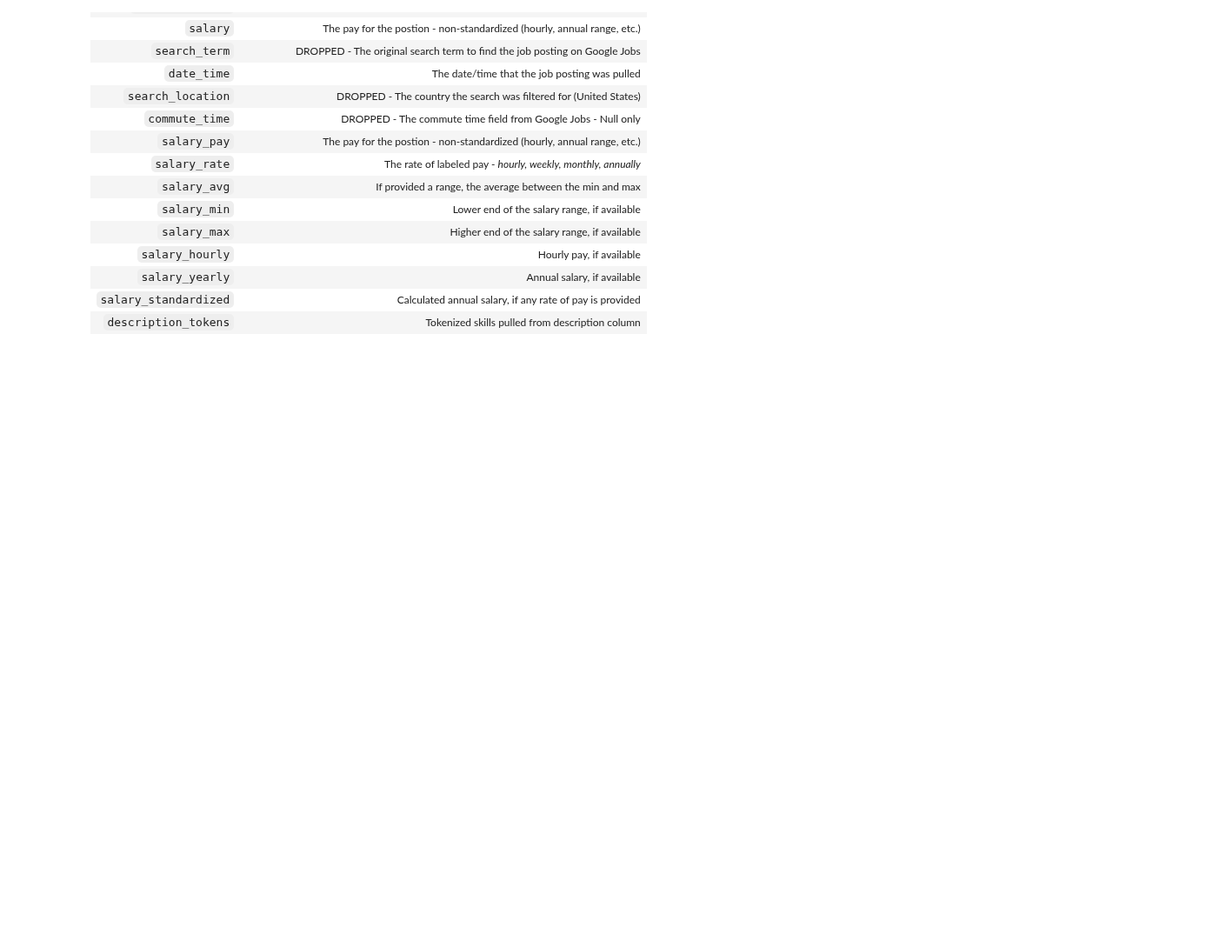
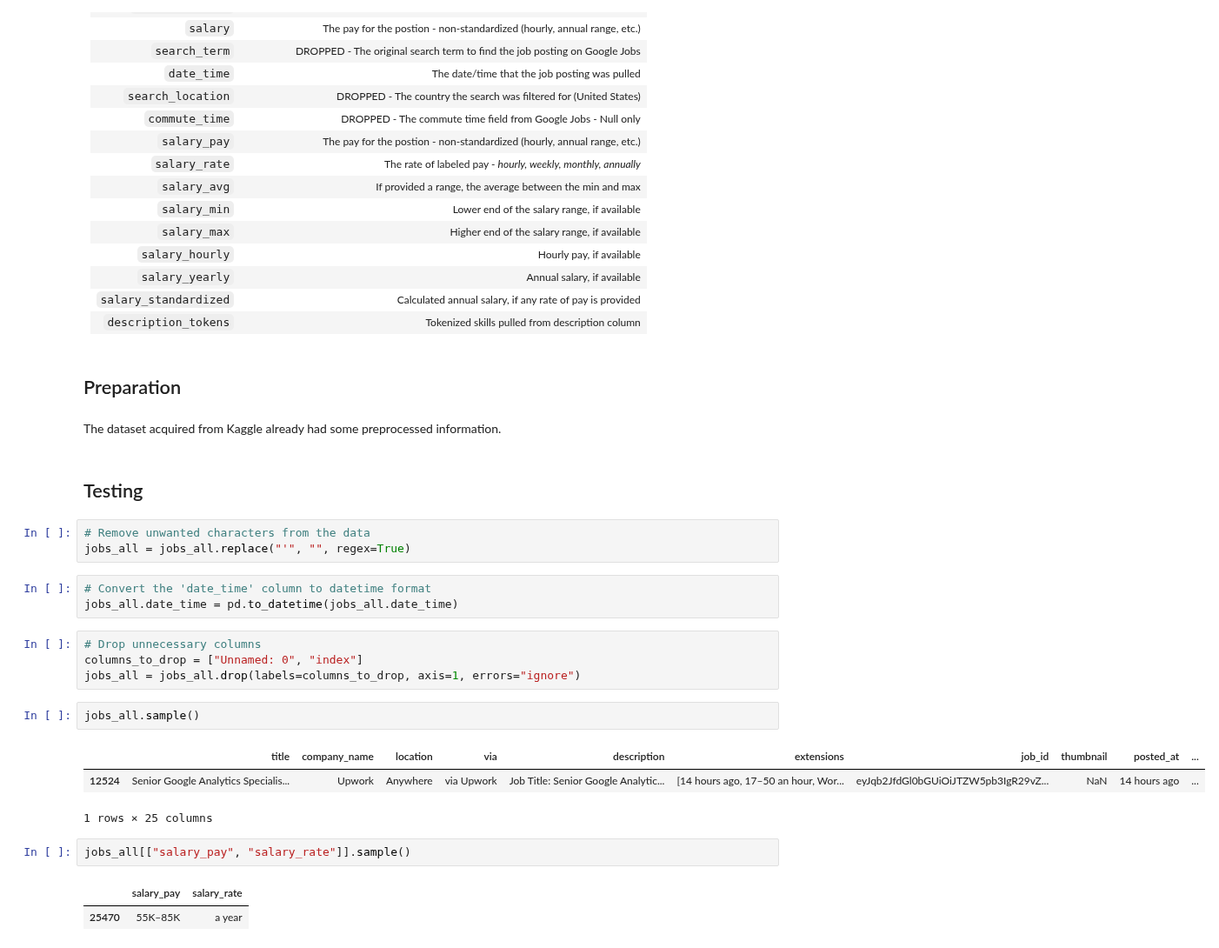
Before and after one commit to Decoding-Data-Jobs/data-jobs-project, a Jupyter notebook: schmitz_working/schmitz_draft.ipynb, the cells around one changed output. Shown at 87% size. Saved outputs shown, nothing was run; the diff lists cells and outputs as text; blank space fills up the shorter version.

```diff
--- a/schmitz_working/schmitz_draft.ipynb
+++ b/schmitz_working/schmitz_draft.ipynb
@@ -254,3 +240,30 @@ Name: count, Length: 1301, dtype: int64
 |`salary_yearly`|Annual salary, if available|
 |`salary_standardized`|Calculated annual salary, if any rate of pay is provided|
 |`description_tokens`|Tokenized skills pulled from description column|
+# %% [markdown]
+## Preparation
+# %% [markdown]
+The dataset acquired from Kaggle already had some preprocessed information.
+# %% [markdown]
+## Testing
+# %%
+# Remove unwanted characters from the data
+jobs_all = jobs_all.replace("'", "", regex=True)
+# %%
+# Convert the 'date_time' column to datetime format
+jobs_all.date_time = pd.to_datetime(jobs_all.date_time)
+# %%
+# Drop unnecessary columns
+columns_to_drop = ["Unnamed: 0", "index"]
+jobs_all = jobs_all.drop(labels=columns_to_drop, axis=1, errors="ignore")
+# %%
+jobs_all.sample()
+# %% [output]
+|  | title | company_name | location | via | description | extensions | job_id | thumbnail | posted_at | ... |
+| 12524 | Senior Google Analytics Specialis... | Upwork | Anywhere | via Upwork | Job Title: Senior Google Analytic... | [14 hours ago, 17–50 an hour, Wor... | eyJqb2JfdGl0bGUiOiJTZW5pb3IgR29vZ... | NaN | 14 hours ago | ... |
+1 rows × 25 columns
+# %%
+jobs_all[["salary_pay", "salary_rate"]].sample()
+# %% [output]
+|  | salary_pay | salary_rate |
+| 25470 | 55K–85K | a year |
```
Also changed, not shown: parts of 26 cells of this notebook.
